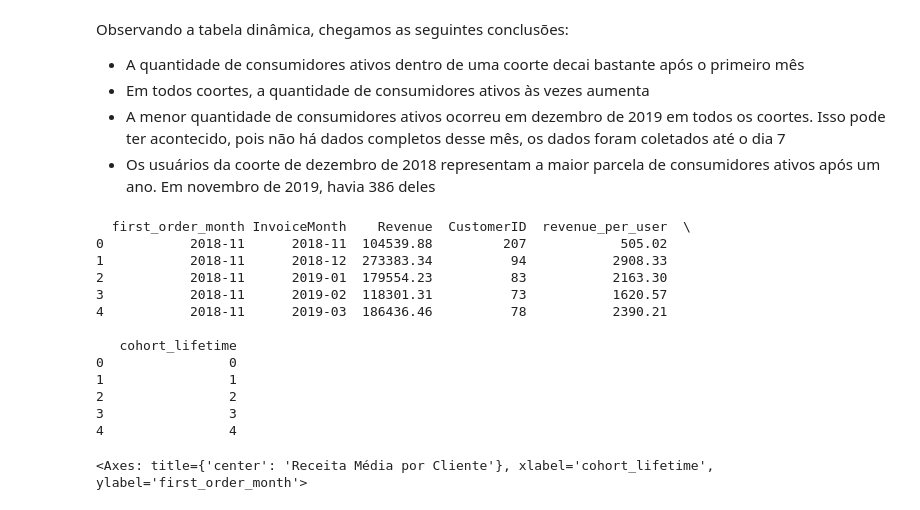
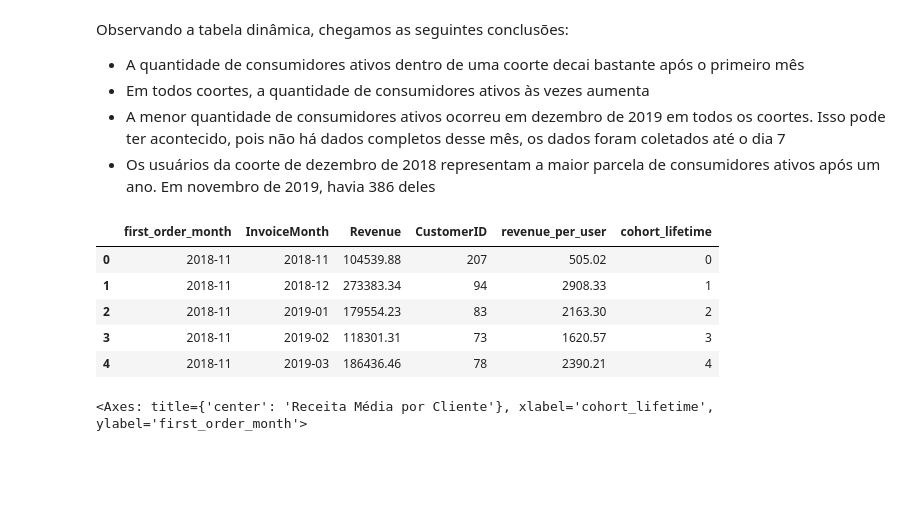
Before and after one commit to wTk9055/Projeto_ecommerce, a Jupyter notebook: projeto_final_ecommerce.ipynb, the cells around one changed output. Saved outputs shown, nothing was run; the diff lists cells and outputs as text; code cells hidden in the pictures; blank space fills up the shorter version.

```diff
--- a/projeto_final_ecommerce.ipynb
+++ b/projeto_final_ecommerce.ipynb
@@ -334,27 +306,20 @@ orders_grouped_by_cohorts['revenue_per_user'] = (
 # %%
 # criando uma nova coluna de lifetime dos coortes
 orders_grouped_by_cohorts = orders_grouped_by_cohorts.reset_index()
 
 orders_grouped_by_cohorts['cohort_lifetime'] = (
     orders_grouped_by_cohorts['InvoiceMonth']
     - orders_grouped_by_cohorts['first_order_month']
 ).apply(lambda x: x.n)
 
-print(orders_grouped_by_cohorts.head())
+display(orders_grouped_by_cohorts.head())
 # %% [output]
-  first_order_month InvoiceMonth    Revenue  CustomerID  revenue_per_user  \
-0           2018-11      2018-11  104539.88         207            505.02
-1           2018-11      2018-12  273383.34          94           2908.33
-2           2018-11      2019-01  179554.23          83           2163.30
-3           2018-11      2019-02  118301.31          73           1620.57
-4           2018-11      2019-03  186436.46          78           2390.21
-
-   cohort_lifetime
-0                0
-1                1
-2                2
-3                3
-4                4
+|  | first_order_month | InvoiceMonth | Revenue | CustomerID | revenue_per_user | cohort_lifetime |
+| 0 | 2018-11 | 2018-11 | 104539.88 | 207 | 505.02 | 0 |
+| 1 | 2018-11 | 2018-12 | 273383.34 | 94 | 2908.33 | 1 |
+| 2 | 2018-11 | 2019-01 | 179554.23 | 83 | 2163.30 | 2 |
+| 3 | 2018-11 | 2019-02 | 118301.31 | 73 | 1620.57 | 3 |
+| 4 | 2018-11 | 2019-03 | 186436.46 | 78 | 2390.21 | 4 |
 # %%
 # construindo uma tabela dinâmica mostrando as mudanças na receita por usuário, por coortes pelo lifetime
 revenue_per_user_pivot = orders_grouped_by_cohorts.pivot_table(
```
Also changed, not shown: parts of 4 cells of this notebook.
